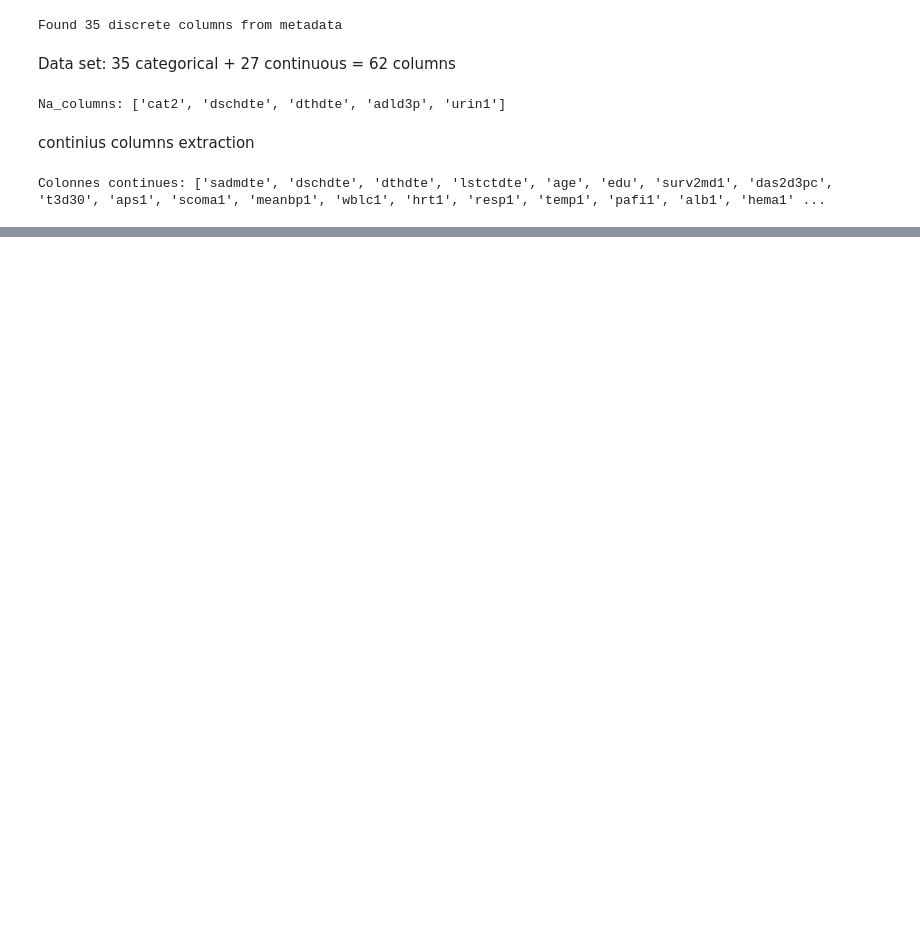
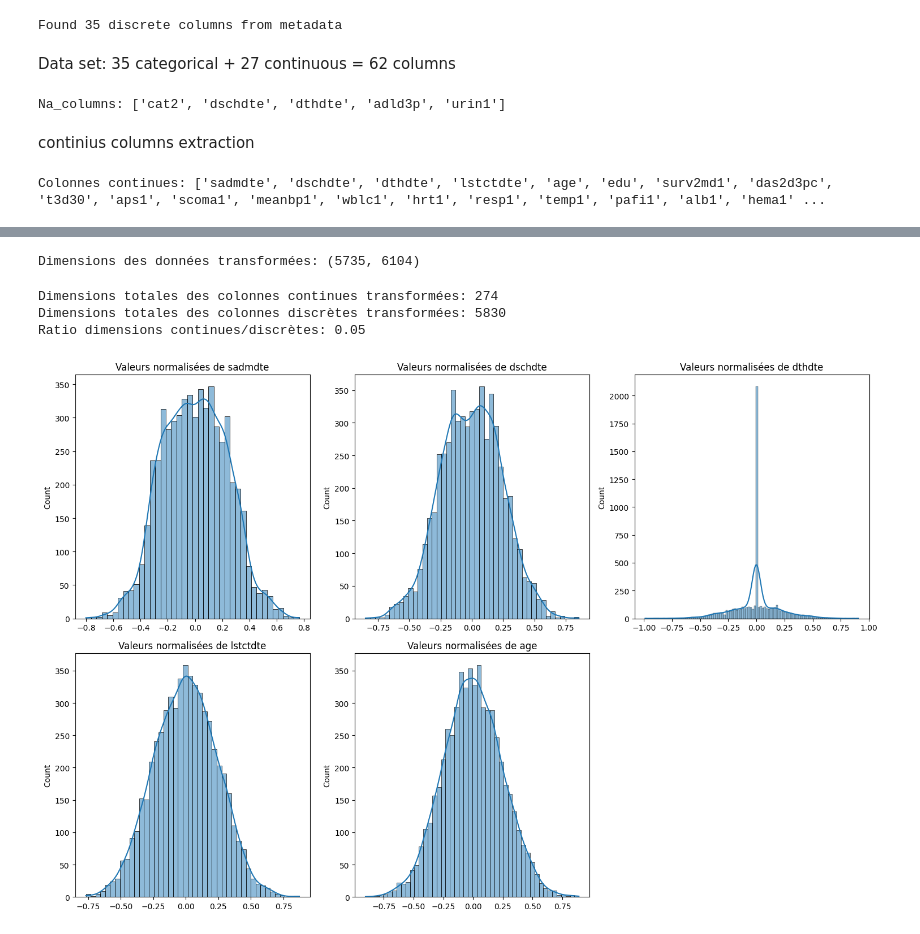
Before and after one commit to Martinfacot/tVAE_project, a Jupyter notebook: personnal_packages_new/test.ipynb, the cells around one changed output, grey strips where cells are left out. Drawn from its saved outputs; the diff is of its cells as text; code cells hidden in the pictures; blank space fills up the shorter version.

```diff
--- a/personnal_packages_new/test.ipynb
+++ b/personnal_packages_new/test.ipynb
@@ -39,0 +75,51 @@ Colonnes continues: ['sadmdte', 'dschdte', 'dthdte', 'lstctdte', 'age', 'edu', '
+# %%
+transformed_data = dt.transform(data)
+print(f"Dimensions des données transformées: {transformed_data.shape}")
+# %% [output]
+Dimensions des données transformées: (5735, 6104)
+# %%
+# Analyse the structure of transformed data
+
+transformed_dims = {}
+start_idx = 0
+
+for info in dt._column_transform_info_list:
+    col_name = info.column_name
+    dim = info.output_dimensions
+    transformed_dims[col_name] = {
+        'type': info.column_type,
+        'start_idx': start_idx,
+        'end_idx': start_idx + dim,
+        'dimensions': dim
+    }
+    start_idx += dim
+
+# Compter les dimensions totales pour les colonnes continues et discrètes
+total_continuous_dims = sum(info['dimensions'] for col, info in transformed_dims.items()
+                          if info['type'] == 'continuous')
+total_discrete_dims = sum(info['dimensions'] for col, info in transformed_dims.items()
+                        if info['type'] == 'discrete')
+
+print(f"Dimensions totales des colonnes continues transformées: {total_continuous_dims}")
+print(f"Dimensions totales des colonnes discrètes transformées: {total_discrete_dims}")
+print(f"Ratio dimensions continues/discrètes: {total_continuous_dims/total_discrete_dims:.2f}")
+# %% [output]
+Dimensions totales des colonnes continues transformées: 274
+Dimensions totales des colonnes discrètes transformées: 5830
+Ratio dimensions continues/discrètes: 0.05
+# %%
+# Visualiser la distribution des premières colonnes continues transformées
+plt.figure(figsize=(15, 10))
+continuous_cols_info = [(col, info) for col, info in transformed_dims.items()
+                      if info['type'] == 'continuous']
+
+for i, (col, info) in enumerate(continuous_cols_info[:5]):  # Limiter à 5 pour la clarté
+    plt.subplot(2, 3, i+1)
+    # Afficher la valeur normalisée (première dimension)
+    normalized_values = transformed_data[:, info['start_idx']]
+    sns.histplot(normalized_values, kde=True)
+    plt.title(f'Valeurs normalisées de {col}')
+plt.tight_layout()
+plt.show()
+# %% [output]
+[figure, added]
```
Also changed, not shown: parts of 8 cells of this notebook.
